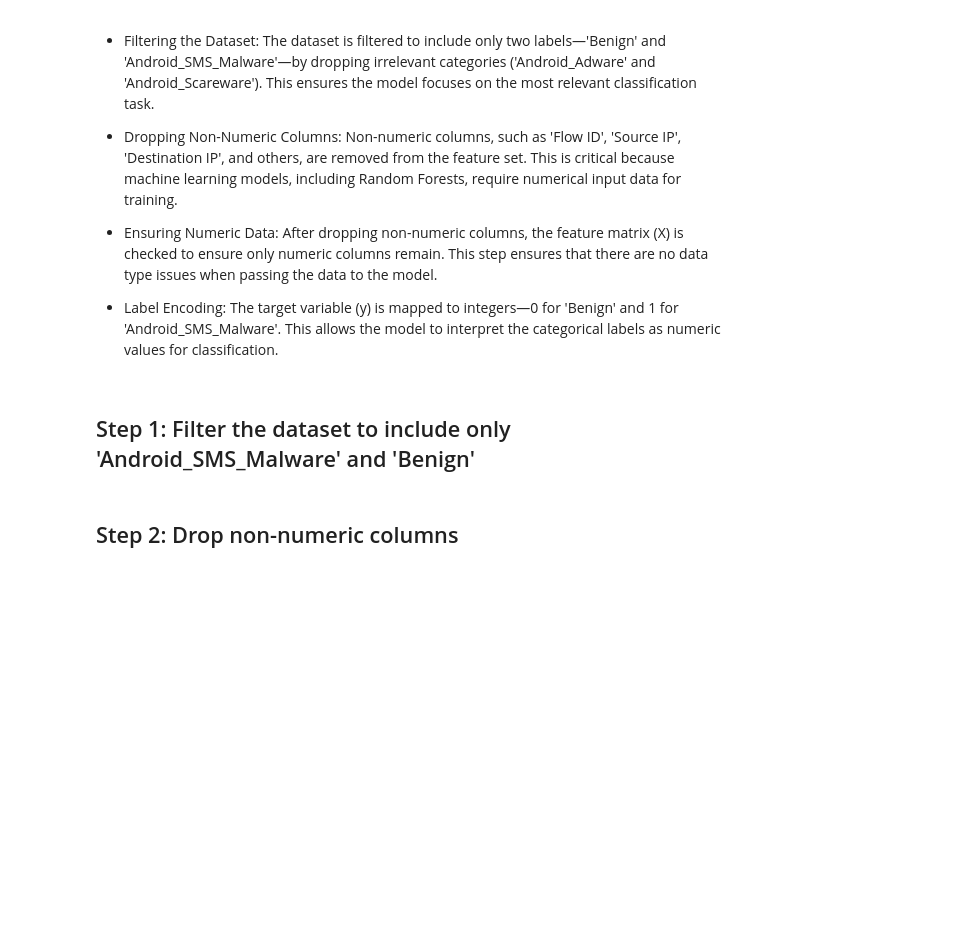
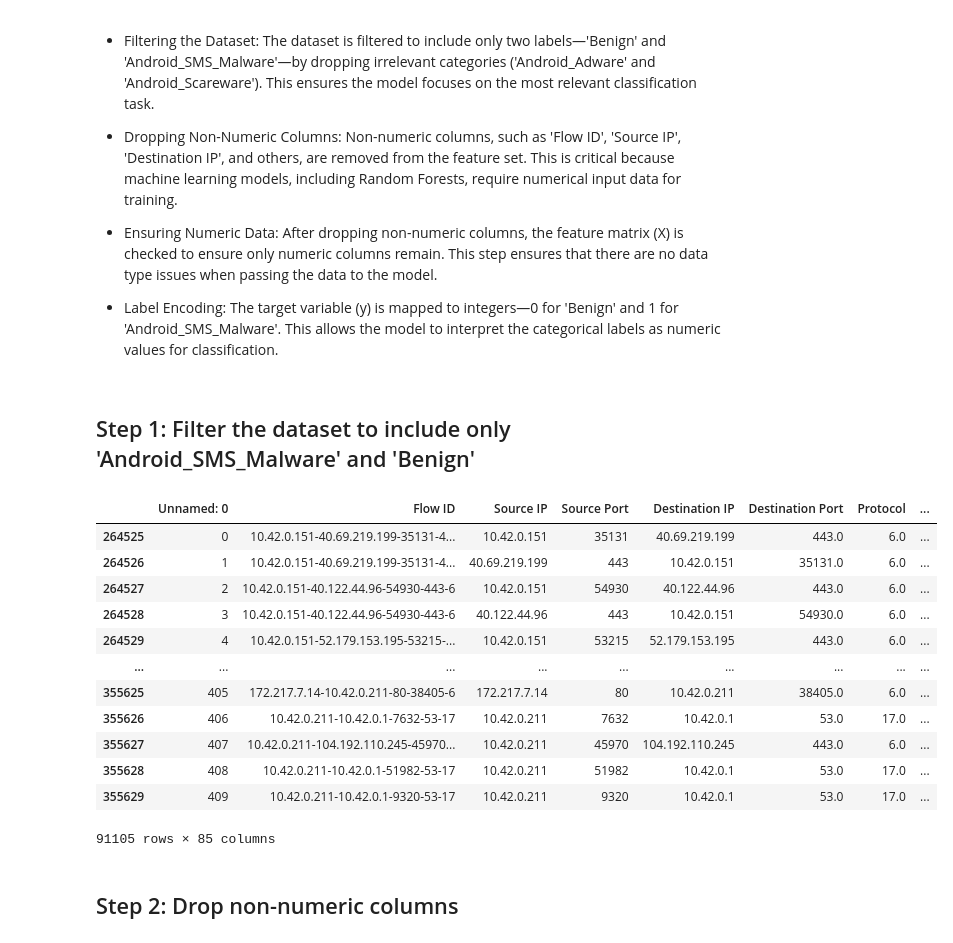
Before and after one commit to GraceLytle/CS597-CyberAI, a Jupyter notebook: notebooks/dataset_3/classifier_support_vector_machine/SVC-android-malware-prediction-with-ml-algorithms.ipynb, the cells around one changed output. Cells and saved outputs as stored; diff of their text form; code cells hidden in the pictures; blank space fills up the shorter version.

```diff
--- a/notebooks/dataset_3/classifier_support_vector_machine/SVC-android-malware-prediction-with-ml-algorithms.ipynb
+++ b/notebooks/dataset_3/classifier_support_vector_machine/SVC-android-malware-prediction-with-ml-algorithms.ipynb
@@ -137,5 +141,21 @@ from sklearn.utils import resample
 
 filtered_data = data[data["Label"].isin(['Android_SMS_Malware', 'Benign'])]
+# %%
+filtered_data
+# %% [output]
+|  | Unnamed: 0 | Flow ID | Source IP | Source Port | Destination IP | Destination Port | Protocol | ... |
+| 264525 | 0 | 10.42.0.151-40.69.219.199-35131-4... | 10.42.0.151 | 35131 | 40.69.219.199 | 443.0 | 6.0 | ... |
+| 264526 | 1 | 10.42.0.151-40.69.219.199-35131-4... | 40.69.219.199 | 443 | 10.42.0.151 | 35131.0 | 6.0 | ... |
+| 264527 | 2 | 10.42.0.151-40.122.44.96-54930-443-6 | 10.42.0.151 | 54930 | 40.122.44.96 | 443.0 | 6.0 | ... |
+| 264528 | 3 | 10.42.0.151-40.122.44.96-54930-443-6 | 40.122.44.96 | 443 | 10.42.0.151 | 54930.0 | 6.0 | ... |
+| 264529 | 4 | 10.42.0.151-52.179.153.195-53215-... | 10.42.0.151 | 53215 | 52.179.153.195 | 443.0 | 6.0 | ... |
+| ... | ... | ... | ... | ... | ... | ... | ... | ... |
+| 355625 | 405 | 172.217.7.14-10.42.0.211-80-38405-6 | 172.217.7.14 | 80 | 10.42.0.211 | 38405.0 | 6.0 | ... |
+| 355626 | 406 | 10.42.0.211-10.42.0.1-7632-53-17 | 10.42.0.211 | 7632 | 10.42.0.1 | 53.0 | 17.0 | ... |
+| 355627 | 407 | 10.42.0.211-104.192.110.245-45970... | 10.42.0.211 | 45970 | 104.192.110.245 | 443.0 | 6.0 | ... |
+| 355628 | 408 | 10.42.0.211-10.42.0.1-51982-53-17 | 10.42.0.211 | 51982 | 10.42.0.1 | 53.0 | 17.0 | ... |
+| 355629 | 409 | 10.42.0.211-10.42.0.1-9320-53-17 | 10.42.0.211 | 9320 | 10.42.0.1 | 53.0 | 17.0 | ... |
+91105 rows × 85 columns
 # %% [markdown]
 ## Step 2: Drop non-numeric columns
 # %%
```
Also changed, not shown: parts of 11 cells of this notebook, 3 other files.
